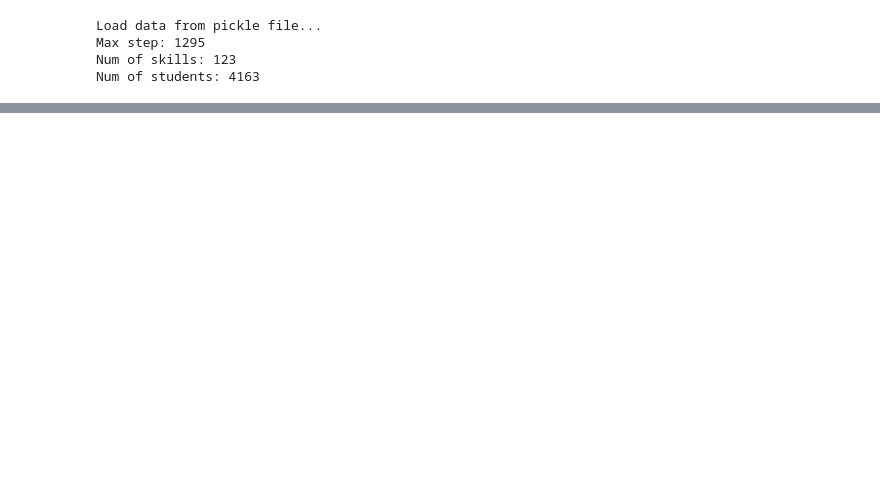
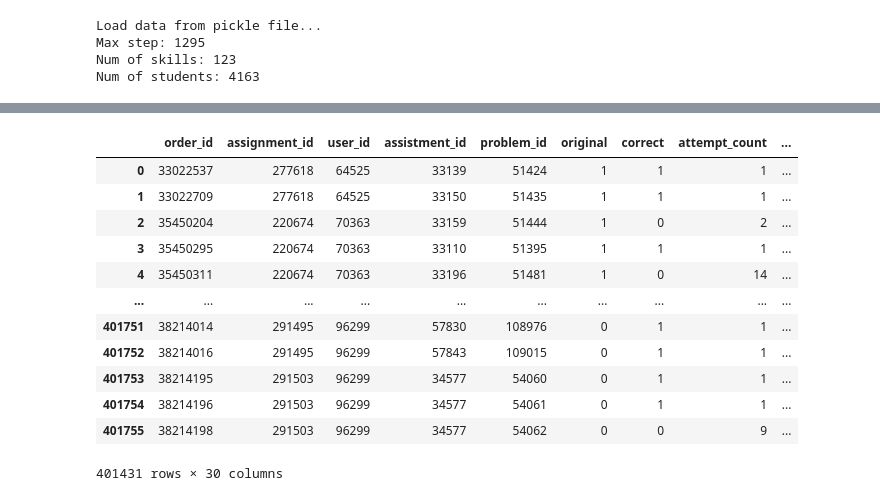
Before and after one commit to maywzh/ji_coursenotes, a Jupyter notebook: 2021spring/CCNUMaster/exp/chapter3/gkvmn/lab.ipynb, the cells around one changed output, grey strips where cells are left out. Cells and saved outputs as stored; diff of their text form; code cells hidden in the pictures; blank space fills up the shorter version.

```diff
--- a/2021spring/CCNUMaster/exp/chapter3/gkvmn/lab.ipynb
+++ b/2021spring/CCNUMaster/exp/chapter3/gkvmn/lab.ipynb
@@ -88,0 +62,17 @@ filtered_data
+# %%
+df1 = all_data[all_data['ms_first_response'] > 0].reindex()
+df1
+# %% [output]
+|  | order_id | assignment_id | user_id | assistment_id | problem_id | original | correct | attempt_count | ... |
+| 0 | 33022537 | 277618 | 64525 | 33139 | 51424 | 1 | 1 | 1 | ... |
+| 1 | 33022709 | 277618 | 64525 | 33150 | 51435 | 1 | 1 | 1 | ... |
+| 2 | 35450204 | 220674 | 70363 | 33159 | 51444 | 1 | 0 | 2 | ... |
+| 3 | 35450295 | 220674 | 70363 | 33110 | 51395 | 1 | 1 | 1 | ... |
+| 4 | 35450311 | 220674 | 70363 | 33196 | 51481 | 1 | 0 | 14 | ... |
+| ... | ... | ... | ... | ... | ... | ... | ... | ... | ... |
+| 401751 | 38214014 | 291495 | 96299 | 57830 | 108976 | 0 | 1 | 1 | ... |
+| 401752 | 38214016 | 291495 | 96299 | 57843 | 109015 | 0 | 1 | 1 | ... |
+| 401753 | 38214195 | 291503 | 96299 | 34577 | 54060 | 0 | 1 | 1 | ... |
+| 401754 | 38214196 | 291503 | 96299 | 34577 | 54061 | 0 | 1 | 1 | ... |
+| 401755 | 38214198 | 291503 | 96299 | 34577 | 54062 | 0 | 0 | 9 | ... |
+401431 rows × 30 columns
```
Also changed, not shown: parts of 14 cells of this notebook, 2 other files.
